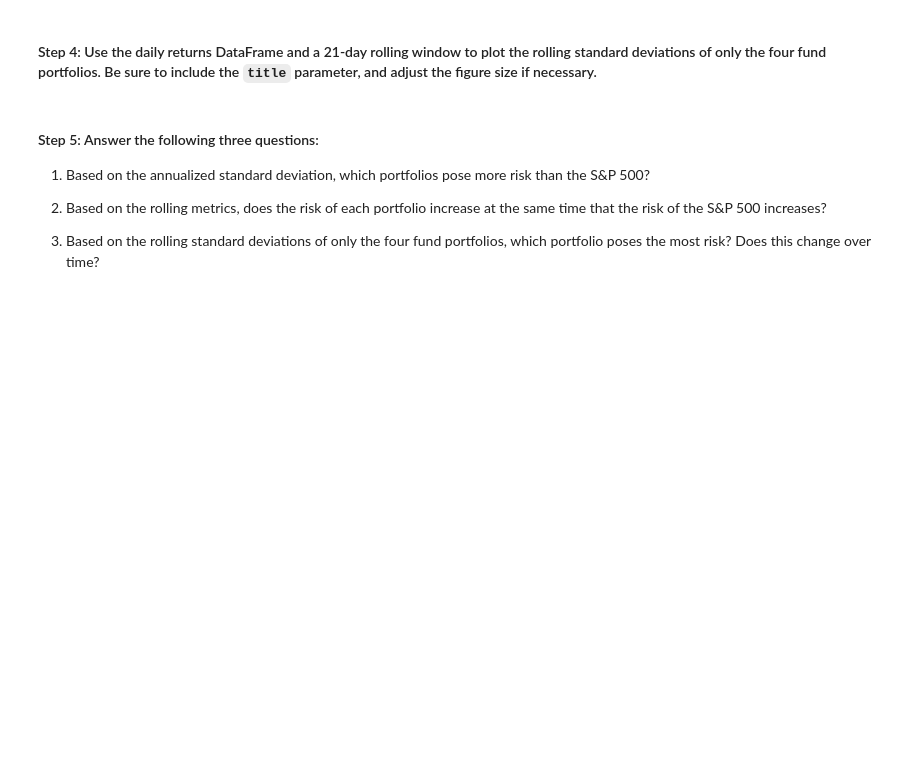
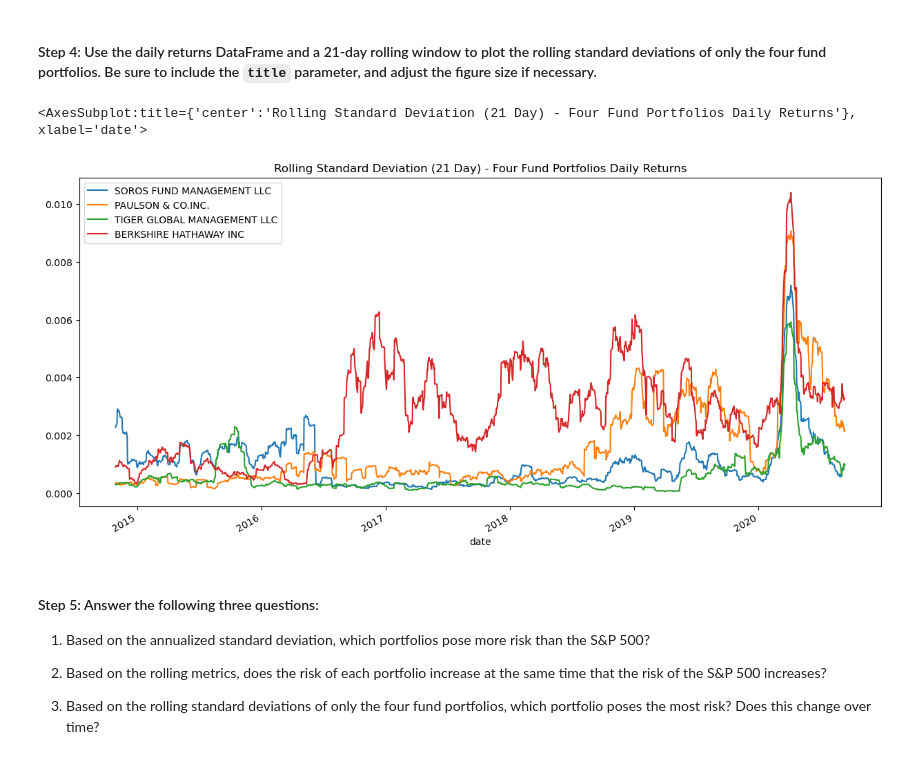
Before and after one commit to mikenguyenx/4_risk_return_analysis, a Jupyter notebook: risk_return_analysis.ipynb, the cells around one changed output. Cells and saved outputs as stored; diff of their text form; code cells hidden in the pictures; blank space fills up the shorter version.

```diff
--- a/risk_return_analysis.ipynb
+++ b/risk_return_analysis.ipynb
@@ -256,7 +276,10 @@ Evaluate the risk profile of each portfolio by using the standard deviation and
 # %%
 # Using the daily return data and a 21-day rolling window, plot the rolling standard deviation of just the 4 portfolios.
 # Include a title parameter and adjust the figure size
-# YOUR CODE HERE
+four_fund_portfolios.rolling(window=21).std().plot(figsize=(15,7), title="Rolling Standard Deviation (21 Day) - Four Fund Portfolios Daily Returns")
+# %% [output]
+<AxesSubplot:title={'center':'Rolling Standard Deviation (21 Day) - Four Fund Portfolios Daily Returns'}, xlabel='date'>
+[figure, added]
 # %% [markdown]
 #### Step 5: Answer the following three questions:
 
```
Also changed, not shown: parts of 28 cells of this notebook, 4 other files.
